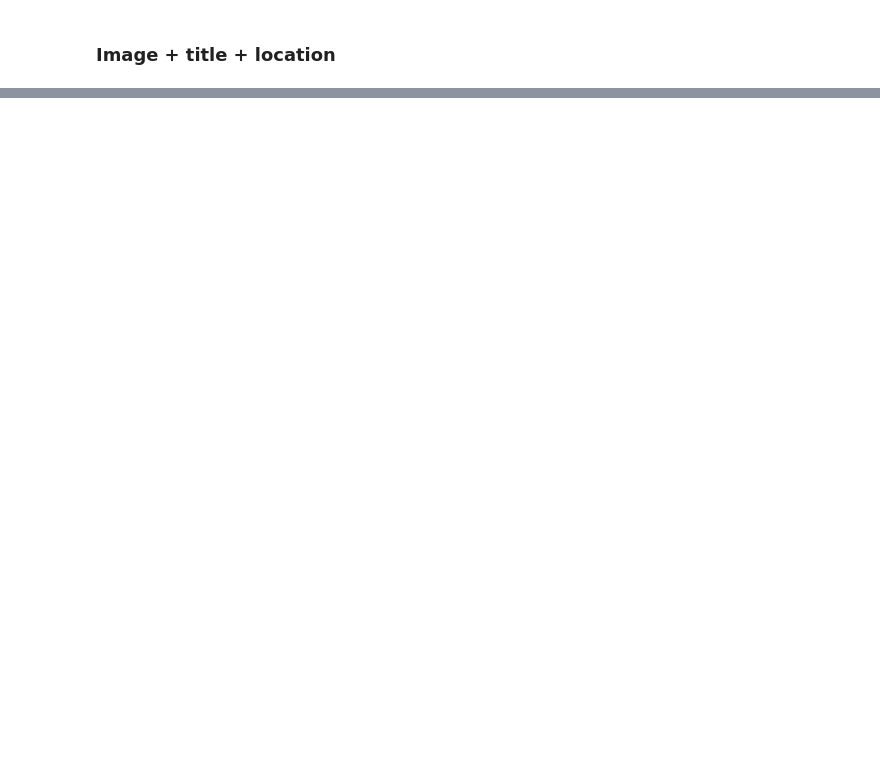
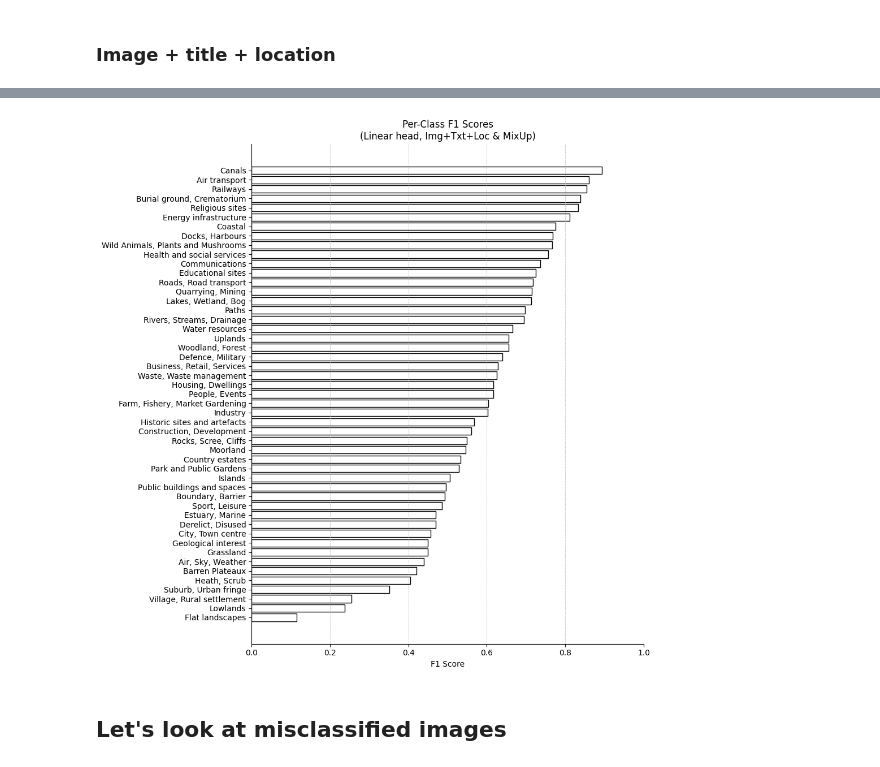
Before and after one commit to SpaceTimeLab/ClipTheLandscape, a Jupyter notebook: 2 - Train classifiers.ipynb, the cells around one changed output, grey strips where cells are left out. Cells and saved outputs as stored; diff of their text form; code cells hidden in the pictures; blank space fills up the shorter version.

```diff
--- a/2 - Train classifiers.ipynb
+++ b/2 - Train classifiers.ipynb
@@ -880,0 +885,7 @@ Wall time: 8min 6s
+# %%
+head_name = 'linear-img-txt-loc-mixup.pth'
+# %%
+# Get tags in the right order
+tags = pd.read_csv('kaggle_data/train.csv', nrows=0).columns[1:]
+tag2human = pd.read_csv( 'kaggle_data/tags-top.csv', index_col='col')['tag'].to_dict()
+tags_human = [ tag2human[tag] for tag in tags ]
@@ -880,0 +948,9 @@ Wall time: 8min 6s
+# %%
+f1_df = pd.DataFrame({
+    'tag': tags_human,
+    'f1_score': per_class_f1
+}).assign(
+    f1_score=lambda df_: df_.f1_score.round(3)
+).sort_values(by='f1_score', ascending=False)
+
+f1_df
@@ -880,0 +975,30 @@ Wall time: 8min 6s
+# %%
+import matplotlib.pyplot as plt
+
+# Sort by F1 score (ascending so high scores are at the top)
+f1_df_sorted = f1_df.sort_values(by='f1_score', ascending=True)
+
+plt.figure(figsize=(10, 10))
+
+plt.barh(
+    f1_df_sorted['tag'],
+    f1_df_sorted['f1_score'],
+    color='white',
+    edgecolor='black'
+)
+
+plt.xlabel('F1 Score')
+plt.title(f'Per-Class F1 Scores\n(Linear head, Img+Txt+Loc & MixUp)')
+plt.xlim(0, 1)
+plt.tight_layout()
+plt.grid(axis='x', linestyle='--', linewidth=0.5)
+plt.gca().spines['top'].set_visible(False)
+plt.gca().spines['right'].set_visible(False)
+
+# Save and show
+plt.savefig(f'figures/f1_bar_{head_name.replace(".pth", "")}.pdf', dpi=300)
+plt.show()
+# %% [output]
+[figure, added]
+# %% [markdown]
+## Let's look at misclassified images
```
Also changed, not shown: parts of 33 cells of this notebook, 7 other files.
